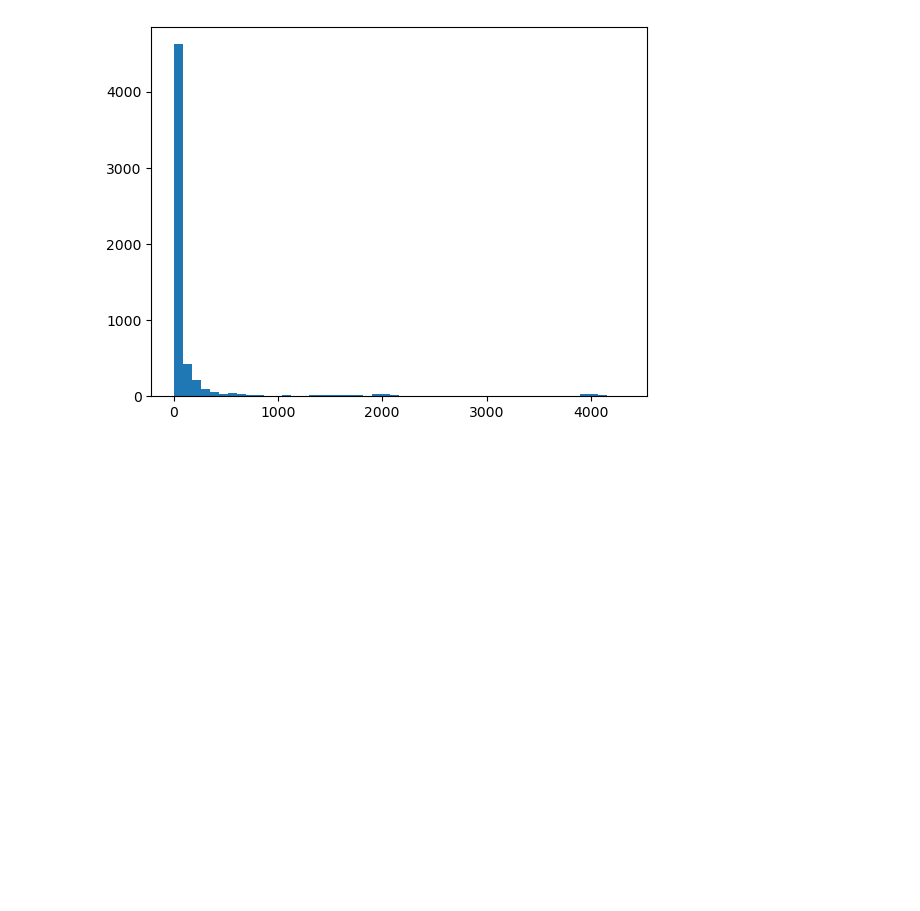
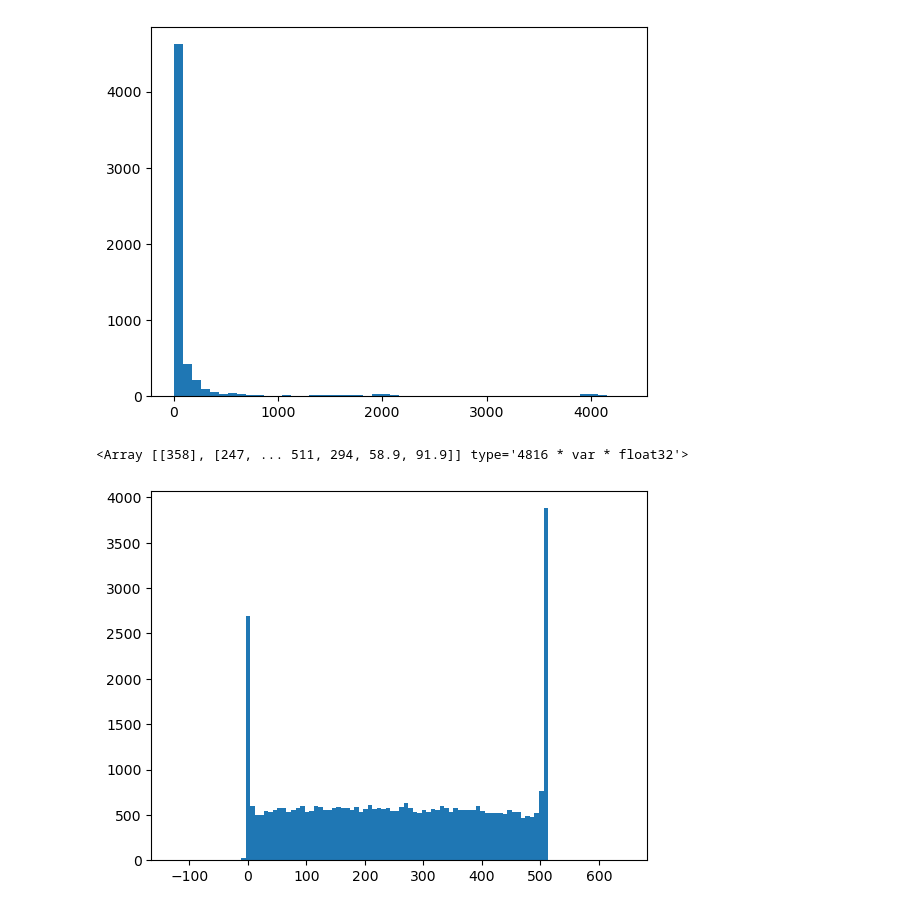
Before and after one commit to PINKTAIGAH/SHP, a Jupyter notebook: uproot_test/Legit data.ipynb, the cells around one changed output. Saved outputs shown, nothing was run; the diff lists cells and outputs as text; code cells hidden in the pictures; blank space fills up the shorter version.

```diff
--- a/uproot_test/Legit data.ipynb
+++ b/uproot_test/Legit data.ipynb
@@ -345,3 +360,9 @@ plt.hist(h[h>0].flatten(), bins= 50)
         4.32500e+03]),
  <BarContainer object of 50 artists>)
 [figure]
+# %%
+plt.hist(file['rec.reco.trk.end.z'].array(library= 'pd'), bins= 100)
+file['rec.reco.trk.end.z'].array()
+# %% [output]
+<Array [[358], [247, ... 511, 294, 58.9, 91.9]] type='4816 * var * float32'>
+[figure, added]
```
Also changed, not shown: parts of 7 cells of this notebook, 5 other files.
